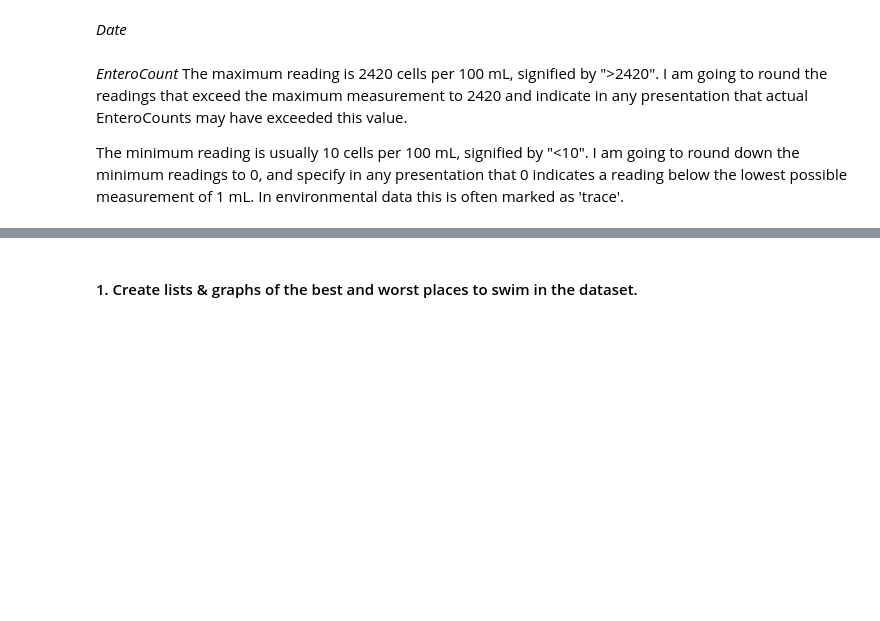
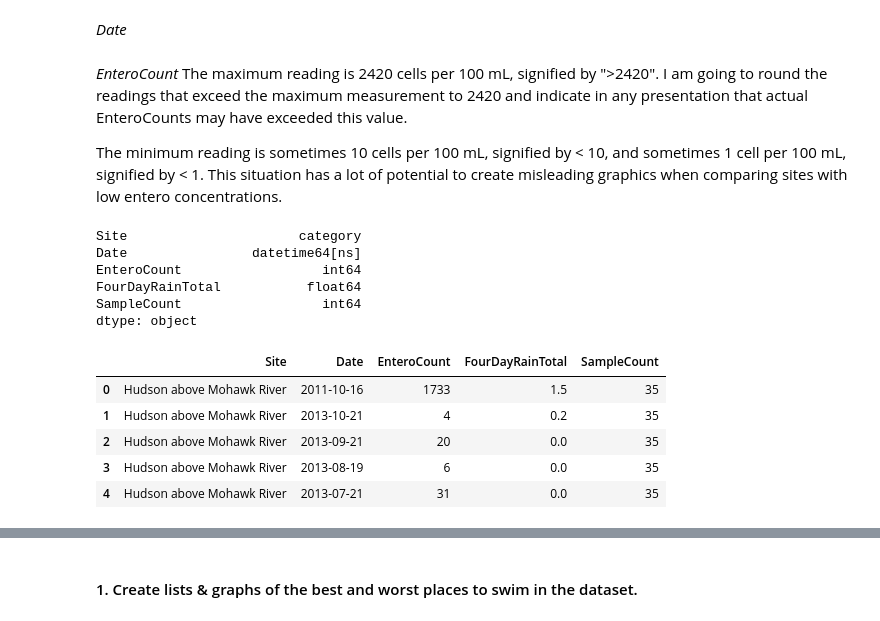
Before and after one commit to jhamski/IS608-DataVisualization-Assignments-Spring2016, a Jupyter notebook: Assignment 4/JamesHamski_assignment_4.ipynb, the cells around one changed output, grey strips where cells are left out. Saved outputs shown, nothing was run; the diff lists cells and outputs as text; code cells hidden in the pictures; blank space fills up the shorter version.

```diff
--- a/Assignment 4/JamesHamski_assignment_4.ipynb
+++ b/Assignment 4/JamesHamski_assignment_4.ipynb
@@ -50,4 +56,4 @@ The first step is to get Site into a category type, Date into the date type, and
 *EnteroCount*
 The maximum reading is 2420 cells per 100 mL, signified by ">2420". I am going to round the readings that exceed the maximum measurement to 2420 and indicate in any presentation that actual EnteroCounts may have exceeded this value.
 
-The minimum reading is usually 10 cells per 100 mL, signified by "<10". I am going to round down the minimum readings to 0, and specify in any presentation that 0 indicates a reading below the lowest possible measurement of 1 mL. In environmental data this is often marked as 'trace'.
+The minimum reading is sometimes 10 cells per 100 mL, signified by < 10, and sometimes 1 cell per 100 mL, signified by < 1. This situation has a lot of potential to create misleading graphics when comparing sites with low entero concentrations.
@@ -53,0 +64,18 @@ The minimum reading is usually 10 cells per 100 mL, signified by "<10". I am goi
+# %%
+rk.dtypes
+# %% [output]
+Site                      category
+Date                datetime64[ns]
+EnteroCount                  int64
+FourDayRainTotal           float64
+SampleCount                  int64
+dtype: object
+# %%
+rk.head()
+# %% [output]
+|  | Site | Date | EnteroCount | FourDayRainTotal | SampleCount |
+| 0 | Hudson above Mohawk River | 2011-10-16 | 1733 | 1.5 | 35 |
+| 1 | Hudson above Mohawk River | 2013-10-21 | 4 | 0.2 | 35 |
+| 2 | Hudson above Mohawk River | 2013-09-21 | 20 | 0.0 | 35 |
+| 3 | Hudson above Mohawk River | 2013-08-19 | 6 | 0.0 | 35 |
+| 4 | Hudson above Mohawk River | 2013-07-21 | 31 | 0.0 | 35 |
```
Also changed, not shown: parts of 7 cells of this notebook.
